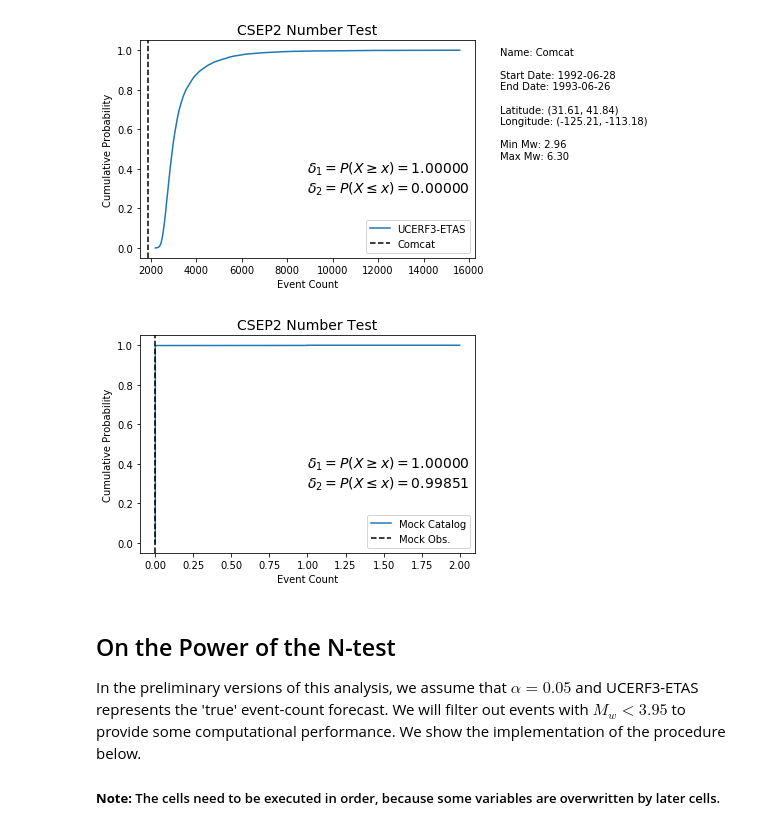
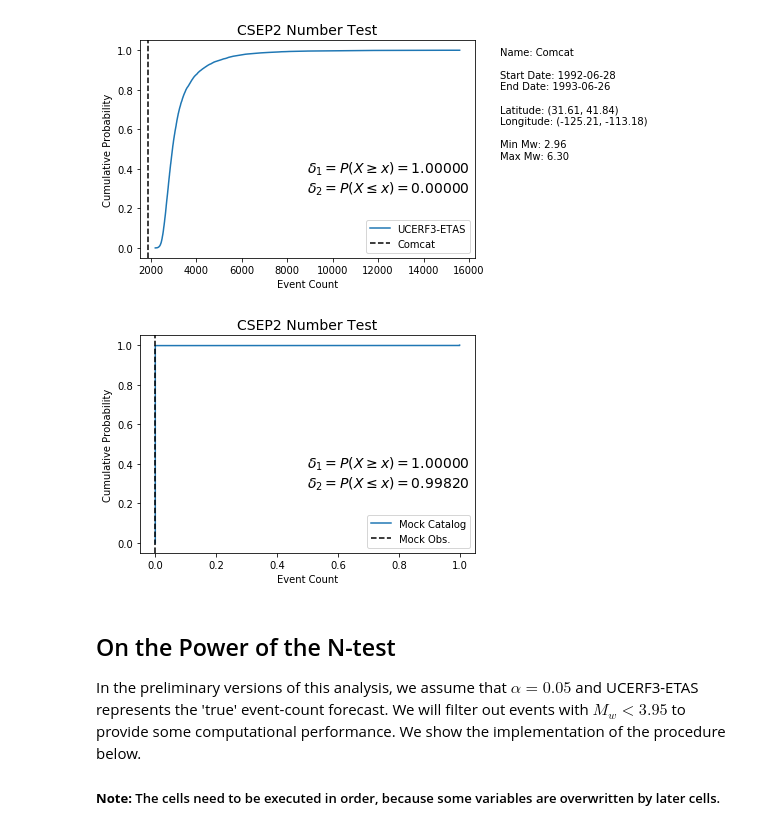
Before and after one commit to SCECcode/pycsep, a Jupyter notebook: notes/n_test.ipynb, the cells around one changed output. Drawn from its saved outputs; the diff is of its cells as text; code cells hidden in the pictures.

```diff
--- a/notes/n_test.ipynb
+++ b/notes/n_test.ipynb
@@ -193,31 +193,31 @@ result, ax = csep_number_test(u3catalogs_filt, comcat, plot=True, plot_args={'sh
 # %%
 # test forecast where counts are mostly zero, following thought experiment in
 # zechar et al., 2010
 from csep.core.evaluations import number_test as csep_number_test
 n_obs = 0
 rate = 0.0015
-ints=random.poisson(lam=rate, size=5000000)
+ints=random.poisson(lam=rate, size=10000)
 
 class MockCatalog:
     """
     Mock catalog class for testing purposes
     """
     def __init__(self, val, name='Mock Catalog'):
         self.val = val
         self.name = name
 
     def __str__(self):
         return ''
 
     def get_number_of_events(self):
         return self.val
 
 sets = [MockCatalog(val) for val in ints]
 obs = MockCatalog(n_obs, 'Mock Obs.')
 
 result, ax = csep_number_test(sets, obs, plot=True, plot_args={'show': True})
 # %% [output]
-[figure, old version]
+[figure, new version]
 # %% [markdown]
 ## On the Power of the N-test
 In the preliminary versions of this analysis, we assume that $\alpha=0.05$ and UCERF3-ETAS represents the 'true' event-count forecast. We will filter out events with $M_w < 3.95$ to provide some computational performance. We show the implementation of the procedure below.
```
Also changed, not shown: parts of 6 cells of this notebook, 1 other file.
